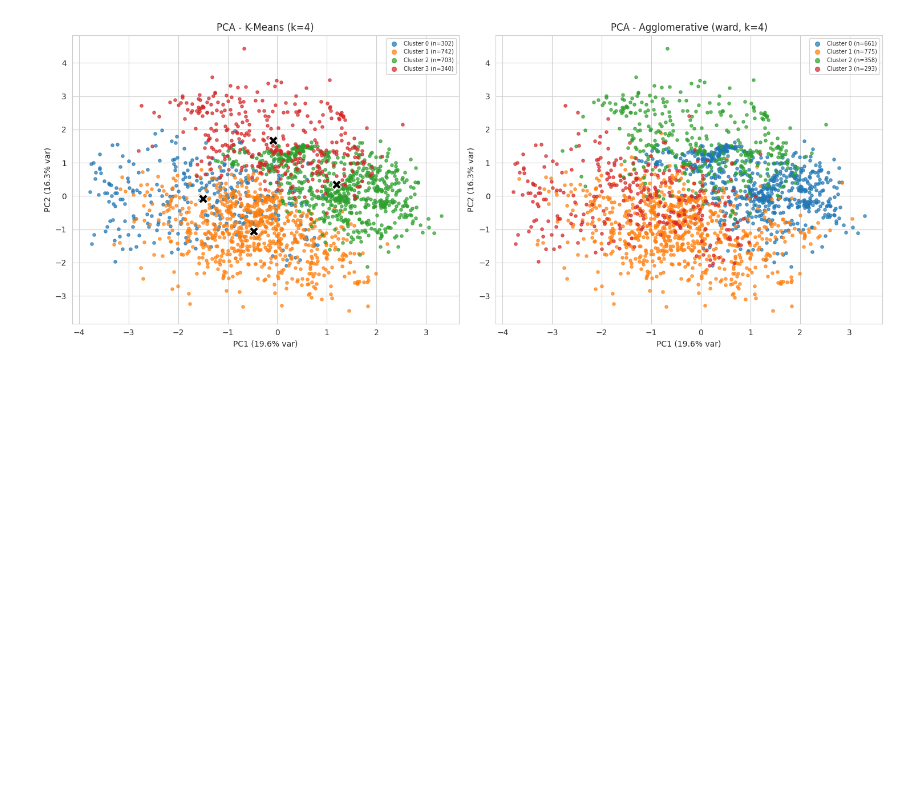
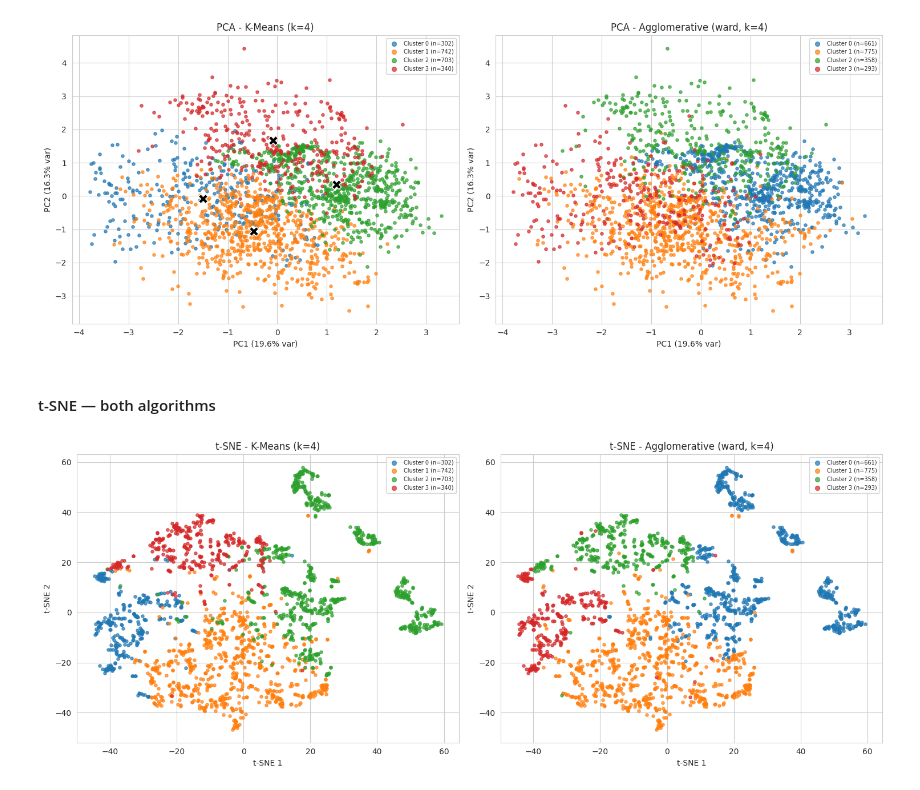
Before and after one commit to Isvarr/capstone_ml, a Jupyter notebook: clustering.ipynb, the cells around one changed output. Drawn from its saved outputs; the diff is of its cells as text; code cells hidden in the pictures; blank space fills up the shorter version.

```diff
--- a/clustering.ipynb
+++ b/clustering.ipynb
@@ -353,0 +356,12 @@ plt.tight_layout(); plt.show()
+# %% [markdown]
+#### t-SNE — both algorithms
+# %%
+tsne = TSNE(n_components=2, perplexity=30, init='pca', random_state=RANDOM_STATE)
+X_tsne = tsne.fit_transform(X)
+
+fig, axes = plt.subplots(1, 2, figsize=(15, 6))
+for ax, (name, lab) in zip(axes, cluster_results.items()):
+    plot_embedding(X_tsne, lab, f't-SNE - {name}', ax, 't-SNE 1', 't-SNE 2')
+plt.tight_layout(); plt.show()
+# %% [output]
+[figure, added]
```
Also changed, not shown: parts of 4 cells of this notebook.
